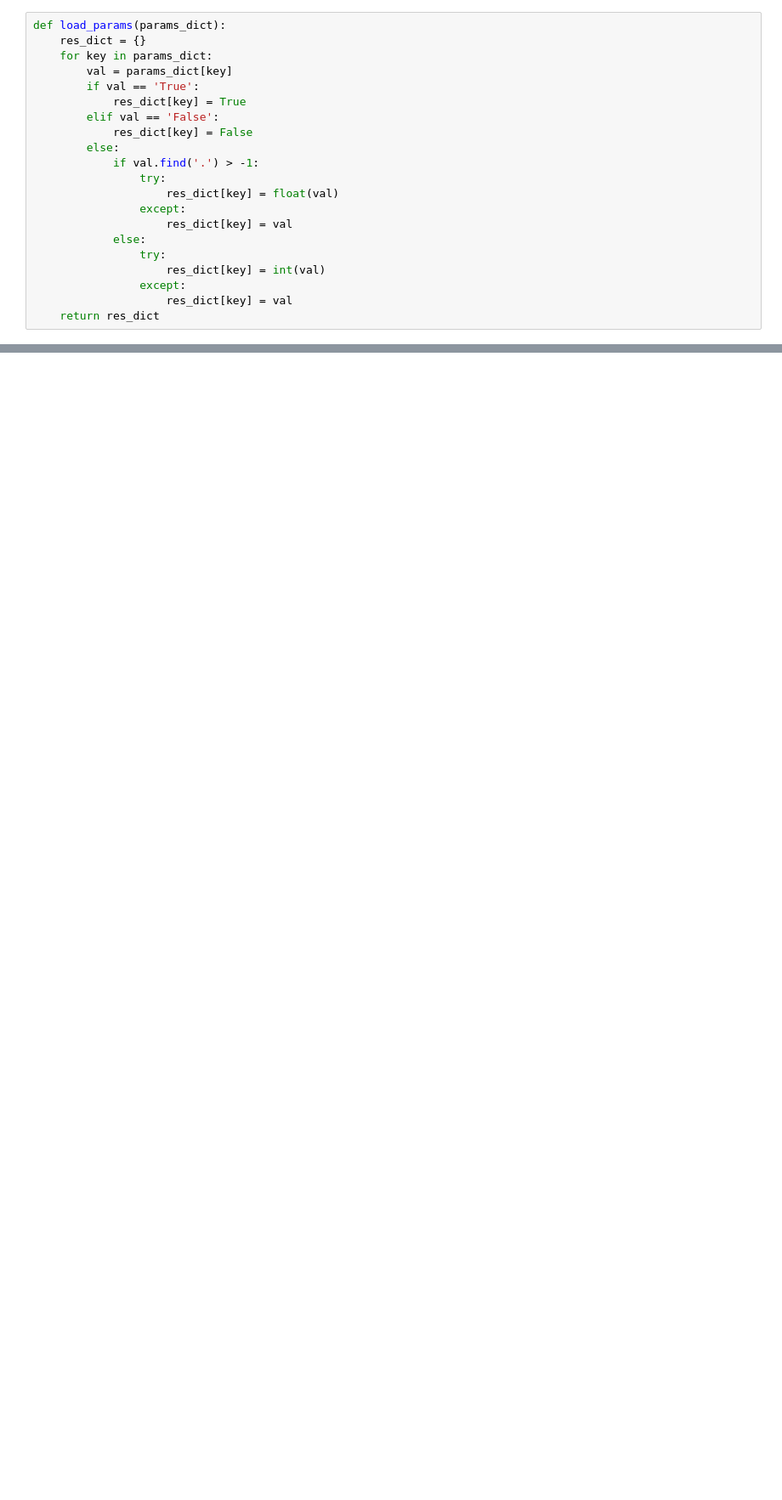
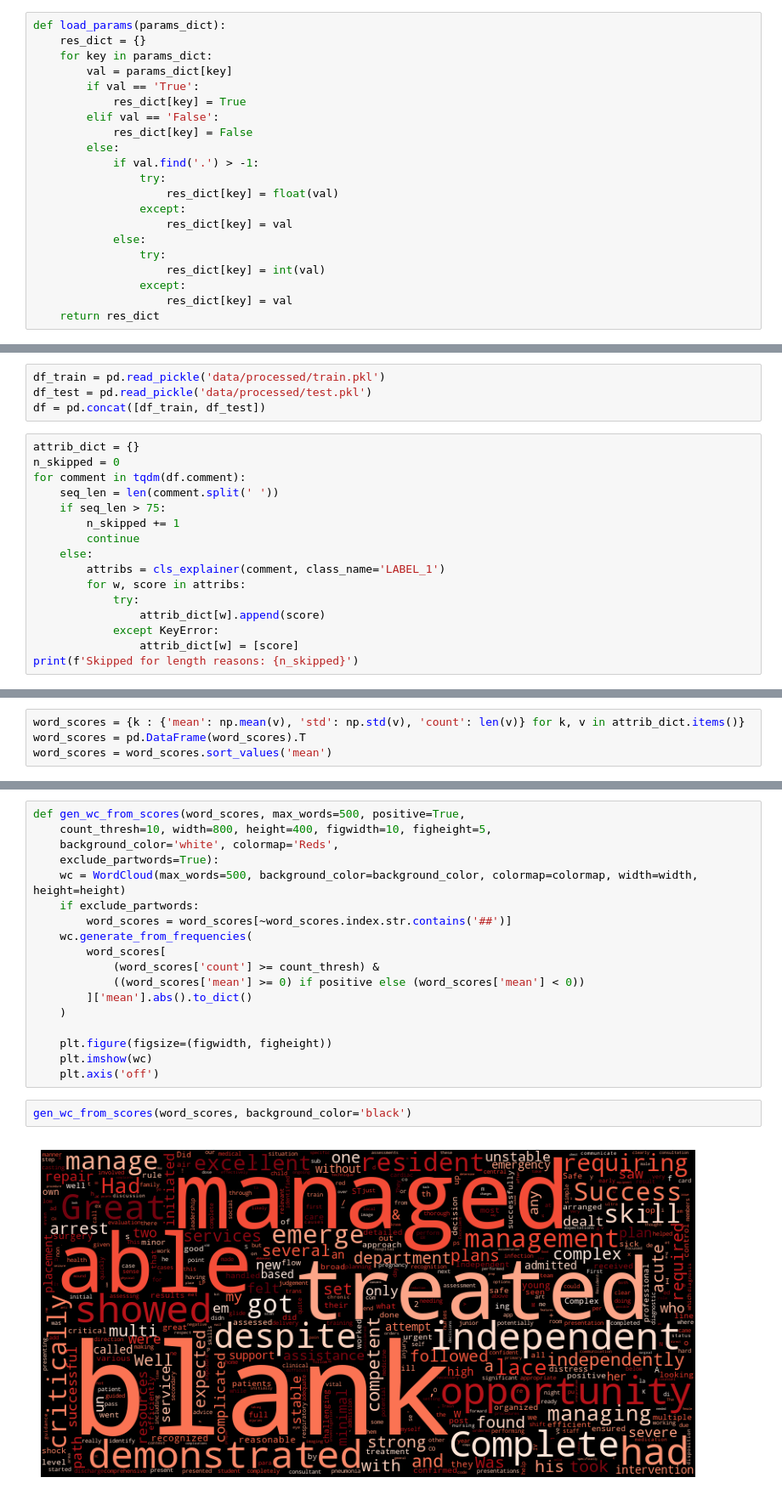
Before and after one commit to maxspad/nlp-qual, a Jupyter notebook: notebooks/explore/interp/interp.ipynb, the cells around one changed output, grey strips where cells are left out. Shown at 85% size. Saved outputs shown, nothing was run; the diff lists cells and outputs as text; blank space fills up the shorter version.

Commit message:
getting ready for formal word cloud script

```diff
--- a/notebooks/explore/interp/interp.ipynb
+++ b/notebooks/explore/interp/interp.ipynb
@@ -48,0 +78,20 @@ print(cfg)
+# %%
+df_train = pd.read_pickle('data/processed/train.pkl')
+df_test = pd.read_pickle('data/processed/test.pkl')
+df = pd.concat([df_train, df_test])
+# %%
+attrib_dict = {}
+n_skipped = 0
+for comment in tqdm(df.comment):
+    seq_len = len(comment.split(' '))
+    if seq_len > 75:
+        n_skipped += 1
+        continue
+    else:
+        attribs = cls_explainer(comment, class_name='LABEL_1')
+        for w, score in attribs:
+            try:
+                attrib_dict[w].append(score)
+            except KeyError:
+                attrib_dict[w] = [score]
+print(f'Skipped for length reasons: {n_skipped}')
@@ -48,0 +100,4 @@ print(cfg)
+# %%
+word_scores = {k : {'mean': np.mean(v), 'std': np.std(v), 'count': len(v)} for k, v in attrib_dict.items()}
+word_scores = pd.DataFrame(word_scores).T
+word_scores = word_scores.sort_values('mean')
@@ -48,0 +142,22 @@ print(cfg)
+# %%
+def gen_wc_from_scores(word_scores, max_words=500, positive=True,
+    count_thresh=10, width=800, height=400, figwidth=10, figheight=5,
+    background_color='white', colormap='Reds',
+    exclude_partwords=True):
+    wc = WordCloud(max_words=500, background_color=background_color, colormap=colormap, width=width, height=height)
+    if exclude_partwords:
+        word_scores = word_scores[~word_scores.index.str.contains('##')]
+    wc.generate_from_frequencies(
+        word_scores[
+            (word_scores['count'] >= count_thresh) &
+            ((word_scores['mean'] >= 0) if positive else (word_scores['mean'] < 0))
+        ]['mean'].abs().to_dict()
+    )
+
+    plt.figure(figsize=(figwidth, figheight))
+    plt.imshow(wc)
+    plt.axis('off')
+# %%
+gen_wc_from_scores(word_scores, background_color='black')
+# %% [output]
+[figure, added]
```
Also changed, not shown: parts of 30 cells of this notebook, 1 other file.
